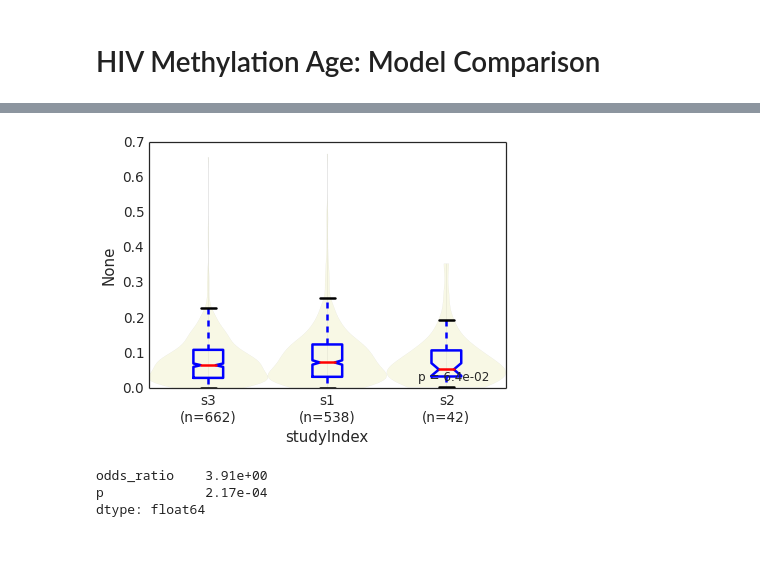
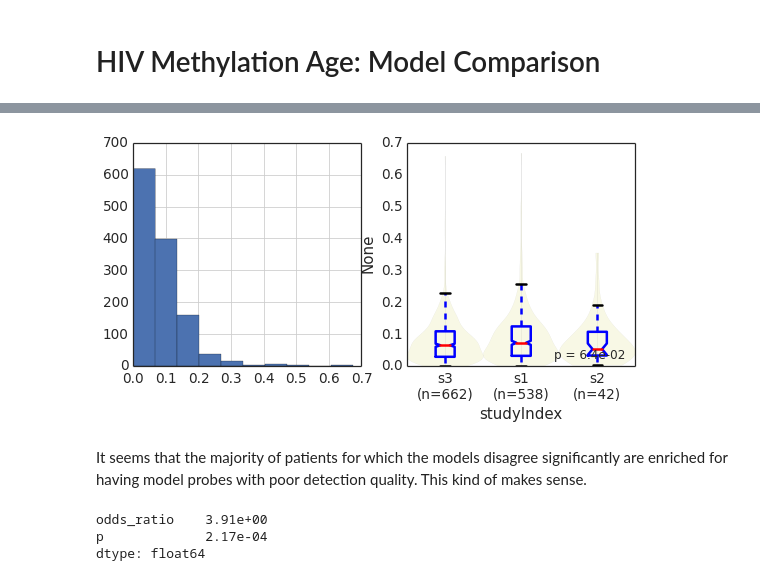
Before and after one commit to theandygross/HIV_Methylation, a Jupyter notebook: Benchmarks/Model_Comparison_MF.ipynb, the cells around one changed output, grey strips where cells are left out. Cells and saved outputs as stored; diff of their text form; code cells hidden in the pictures; blank space fills up the shorter version.

```diff
--- a/Benchmarks/Model_Comparison_MF.ipynb
+++ b/Benchmarks/Model_Comparison_MF.ipynb
@@ -41,9 +26,14 @@ diff.hist()
-# %%
-violin_plot_pandas(labels, diff)
-# %% [output]
-[figure, removed]
+# %%
+#Do not import
+fig, axs = subplots(1,2, figsize=(9,4))
+diff.hist(ax=axs[0])
+violin_plot_pandas(labels, diff, ax=axs[1])
+# %% [output]
+[figure, added]
 # %%
 from Setup.MethylationAgeModels import hannum_model, horvath_model
+# %% [markdown]
+It seems that the majority of patients for which the models disagree significantly are enriched for having model probes with poor detection quality. This kind of makes sense.
 # %%
 detection_p = pd.read_hdf('/data_ssd/dx_methylation.h5', 'detection_p')
 #detection_p = detection_p[detection_p[0] > 10e-5]
```
Also changed, not shown: parts of 10 cells of this notebook, 19 other files.
